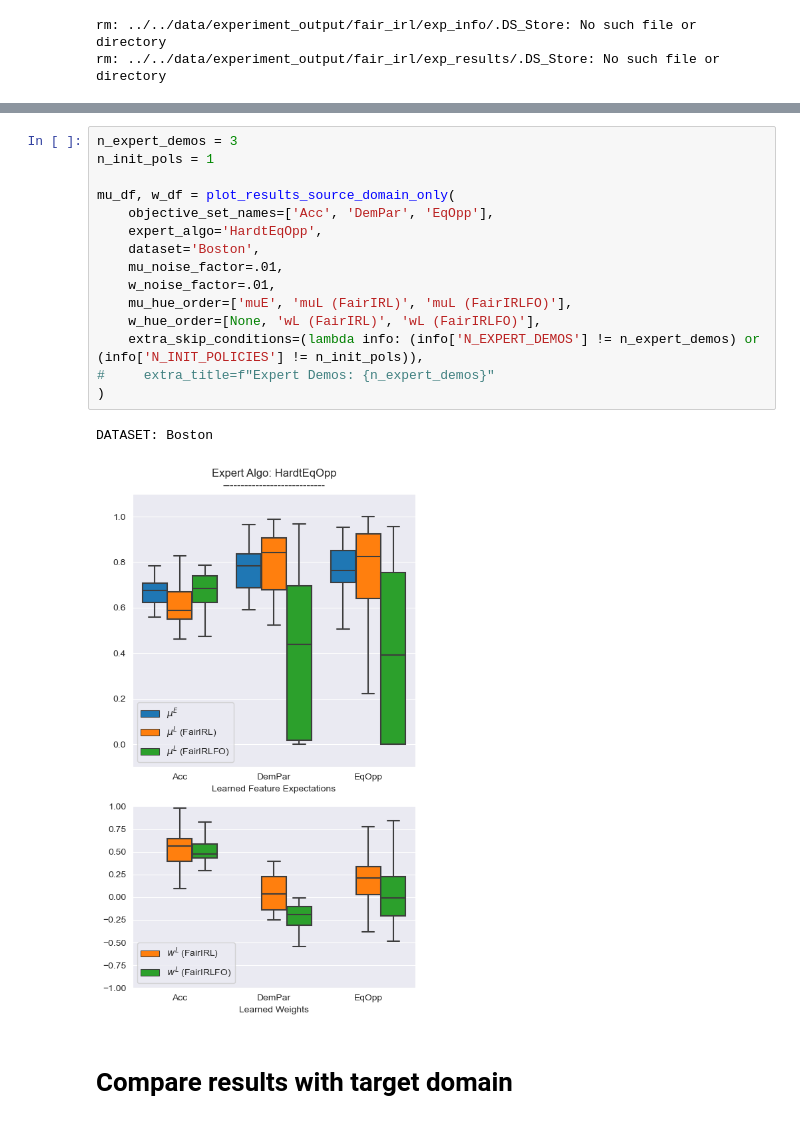
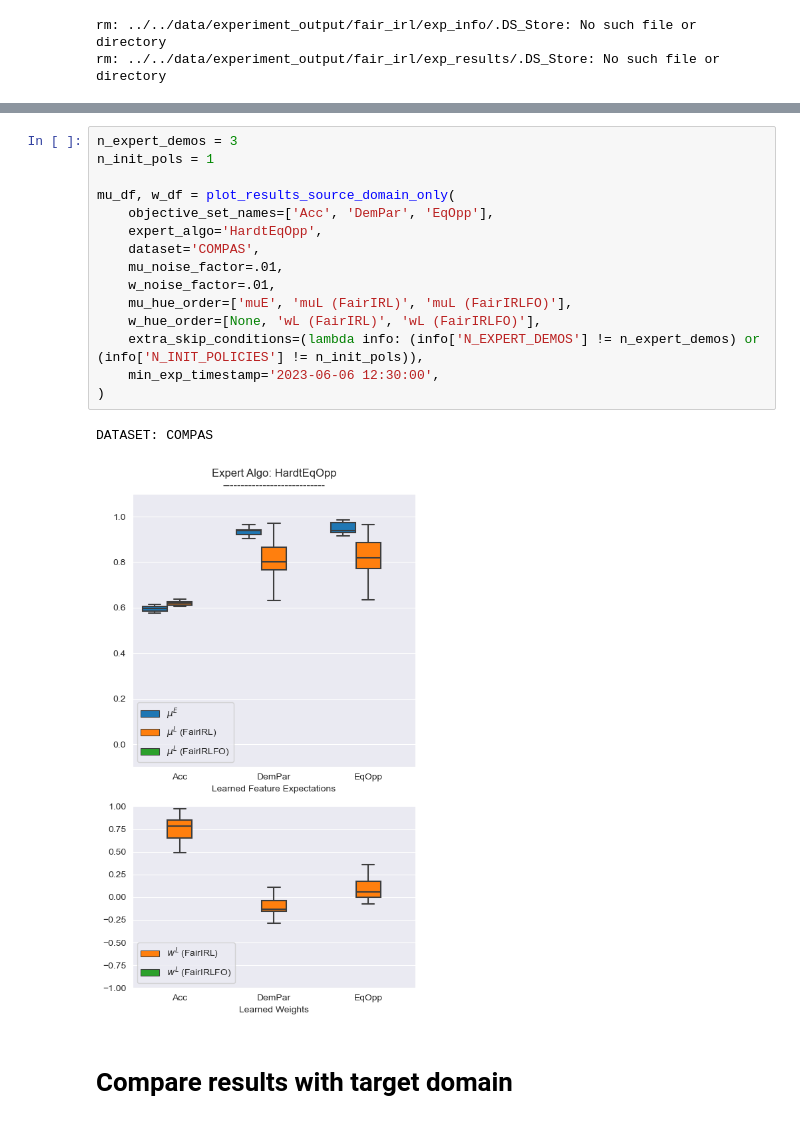
Before and after one commit to jackblandin/research, a Jupyter notebook: experiments/irl/Fair IRL Experiments.ipynb, the cells around one changed output, grey strips where cells are left out. Cells and saved outputs as stored; diff of their text form.

Commit message:
Update irl_error method, add filtering to results plotting

```diff
--- a/experiments/irl/Fair IRL Experiments.ipynb
+++ b/experiments/irl/Fair IRL Experiments.ipynb
@@ -211,21 +294,21 @@ DATASET: Boston
 # %%
 n_expert_demos = 3
 n_init_pols = 1
 
 mu_df, w_df = plot_results_source_domain_only(
     objective_set_names=['Acc', 'DemPar', 'EqOpp'],
     expert_algo='HardtEqOpp',
-    dataset='Boston',
+    dataset='COMPAS',
     mu_noise_factor=.01,
     w_noise_factor=.01,
     mu_hue_order=['muE', 'muL (FairIRL)', 'muL (FairIRLFO)'],
     w_hue_order=[None, 'wL (FairIRL)', 'wL (FairIRLFO)'],
     extra_skip_conditions=(lambda info: (info['N_EXPERT_DEMOS'] != n_expert_demos) or (info['N_INIT_POLICIES'] != n_init_pols)),
-#     extra_title=f"Expert Demos: {n_expert_demos}"
+    min_exp_timestamp='2023-06-06 12:30:00',
 )
 # %% [output]
-DATASET: Boston
+DATASET: COMPAS
-[figure, old version]
+[figure, new version]
 # %% [markdown]
 # Compare results with target domain
 # %%
```
Also changed, not shown: parts of 11 cells of this notebook, 2 other files.
